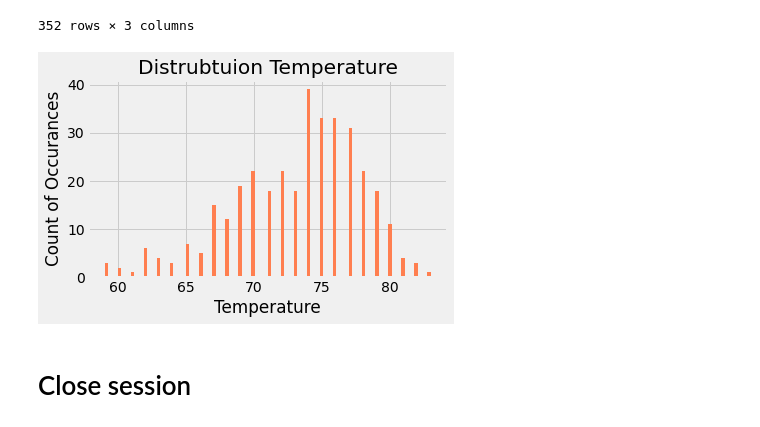
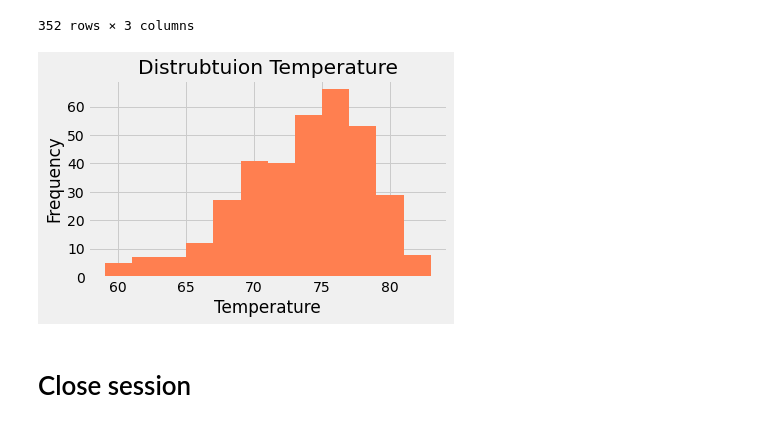
Before and after one commit to njmorr/sqlalchemy-challenge, a Jupyter notebook: climate.ipynb, the cells around one changed output. Saved outputs shown, nothing was run; the diff lists cells and outputs as text; code cells hidden in the pictures.

```diff
--- a/climate.ipynb
+++ b/climate.ipynb
@@ -254,15 +278,15 @@ station_activity_df
 | 351 | 2017-08-18 | 79.0 | USC00519281 |
 352 rows × 3 columns
 # %%
-station_precip_chart = station_activity_df.hist(column="tobs", bins=100, color="coral")
+station_precip_chart = station_activity_df.hist(column="tobs", bins=12, color="coral", width=2)
 plt.xlabel("Temperature")
 plt.title("Distrubtuion Temperature")
-plt.ylabel("Count of Occurances")
+plt.ylabel("Frequency")
 
 plt.tight_layout()
 plt.show()
 # %% [output]
-[figure, old version]
+[figure, new version]
 # %% [markdown]
 # Close session
 # %%
```
Also changed, not shown: parts of 4 cells of this notebook, 1 other file.
